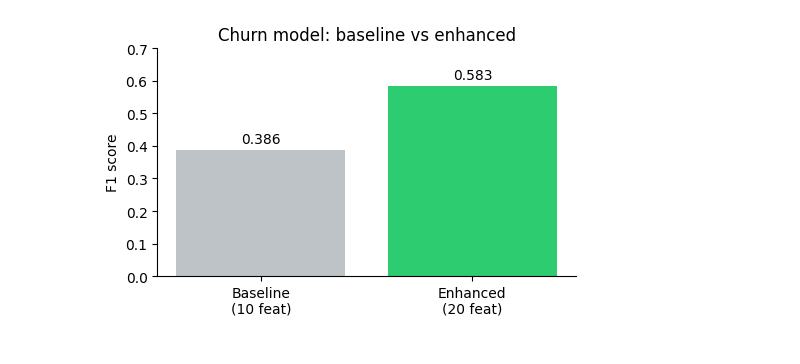
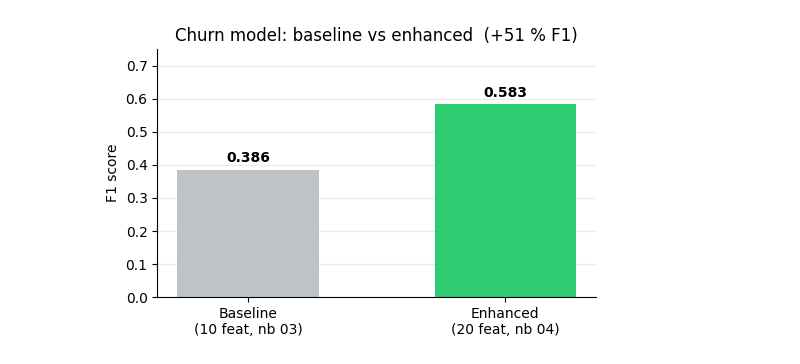
Before and after one commit to mmestrov2000/fintech-hackathon, a Jupyter notebook: notebooks/00_overview.ipynb, the cells around one changed output. Cells and saved outputs as stored; diff of their text form; code cells hidden in the pictures.

```diff
--- a/notebooks/00_overview.ipynb
+++ b/notebooks/00_overview.ipynb
@@ -52,18 +96,20 @@ F1 improves **+51 %** from baseline → enhanced.
 # %%
-# Quick visual: F1 baseline vs enhanced churn model.
+# Headline result: churn-model F1 — baseline vs enhanced.
 import matplotlib.pyplot as plt
 
-models = ['Baseline\n(10 feat)', 'Enhanced\n(20 feat)']
+models = ['Baseline\n(10 feat, nb 03)', 'Enhanced\n(20 feat, nb 04)']
 f1     = [0.386, 0.583]
 
-fig, ax = plt.subplots(figsize=(5, 3.2))
-bars = ax.bar(models, f1, color=['#bdc3c7', '#2ecc71'])
-ax.bar_label(bars, fmt='%.3f', padding=3)
-ax.set_ylim(0, 0.7)
+fig, ax = plt.subplots(figsize=(5.2, 3.4))
+bars = ax.bar(models, f1, color=['#bdc3c7', '#2ecc71'], width=0.55)
+ax.bar_label(bars, fmt='%.3f', padding=3, fontweight='bold')
+ax.set_ylim(0, 0.75)
 ax.set_ylabel('F1 score')
-ax.set_title('Churn model: baseline vs enhanced')
+ax.set_title('Churn model: baseline vs enhanced  (+51 % F1)')
 ax.spines[['top', 'right']].set_visible(False)
+ax.grid(axis='y', alpha=0.25)
+ax.set_axisbelow(True)
 plt.tight_layout()
 plt.show()
 # %% [output]
-[figure, old version]
+[figure, new version]
```
Also changed, not shown: parts of 7 cells of this notebook, 49 other files.
